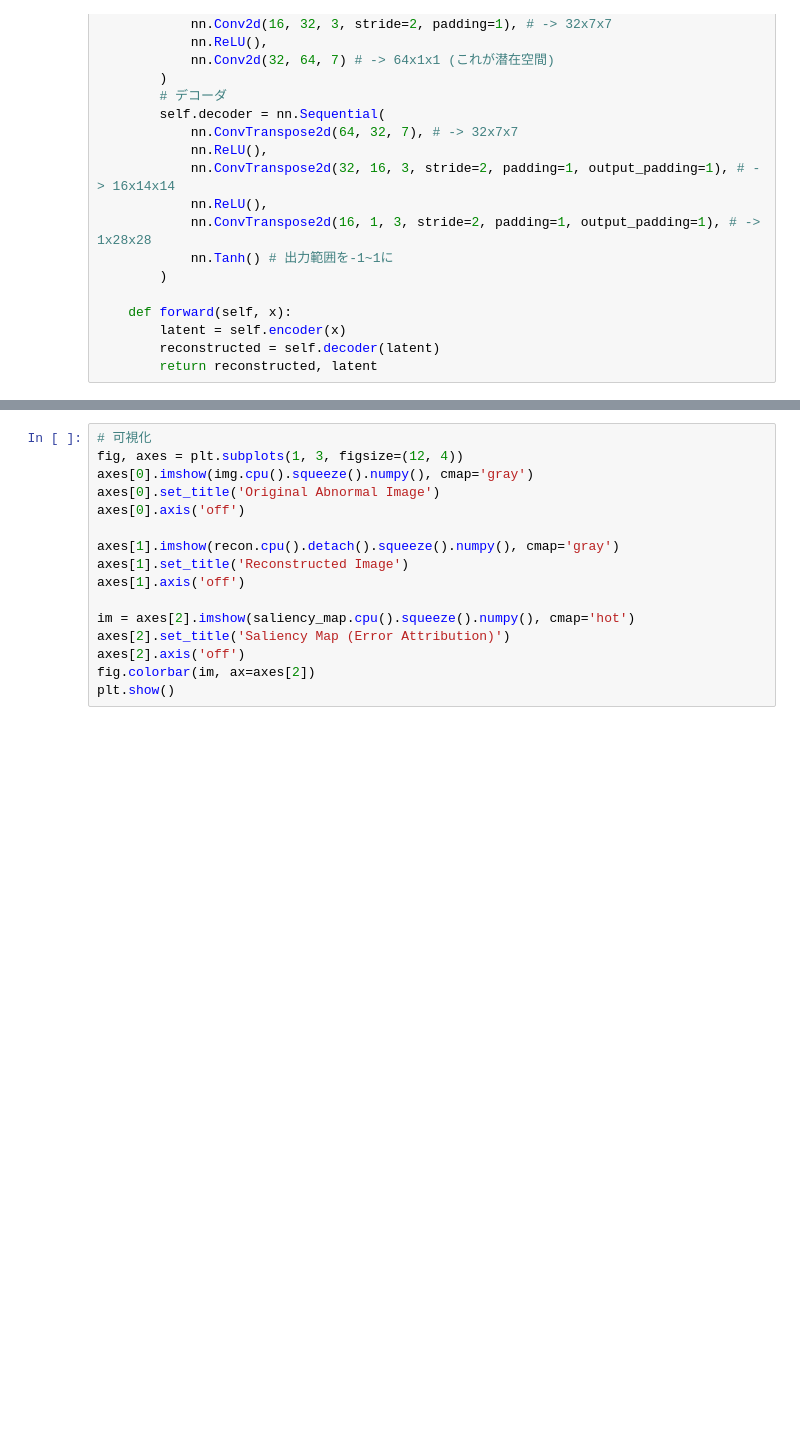
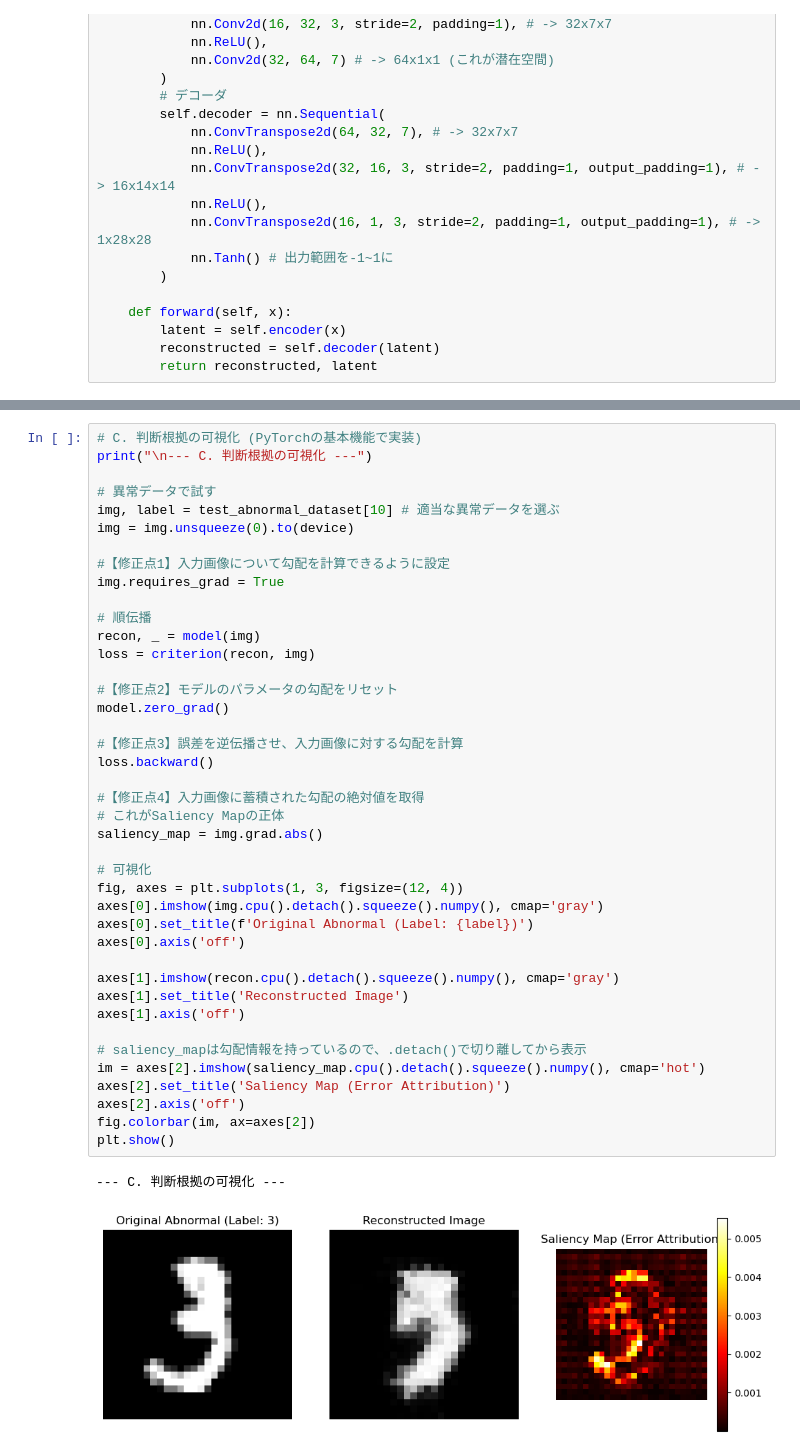
Before and after one commit to dhia-github/haselab-all, a Jupyter notebook: Code/CNN解析.ipynb, the cells around one changed output, grey strips where cells are left out. Cells and saved outputs as stored; diff of their text form; blank space fills up the shorter version.

```diff
--- a/Code/CNN解析.ipynb
+++ b/Code/CNN解析.ipynb
@@ -179,16 +217,44 @@ saliency_map = attribute_image_features(model, img, img)
 # %%
+# C. 判断根拠の可視化 (PyTorchの基本機能で実装)
+print("\n--- C. 判断根拠の可視化 ---")
+
+# 異常データで試す
+img, label = test_abnormal_dataset[10] # 適当な異常データを選ぶ
+img = img.unsqueeze(0).to(device)
+
+#【修正点1】入力画像について勾配を計算できるように設定
+img.requires_grad = True
+
+# 順伝播
+recon, _ = model(img)
+loss = criterion(recon, img)
+
+#【修正点2】モデルのパラメータの勾配をリセット
+model.zero_grad()
+
+#【修正点3】誤差を逆伝播させ、入力画像に対する勾配を計算
+loss.backward()
+
+#【修正点4】入力画像に蓄積された勾配の絶対値を取得
+# これがSaliency Mapの正体
+saliency_map = img.grad.abs()
+
 # 可視化
 fig, axes = plt.subplots(1, 3, figsize=(12, 4))
-axes[0].imshow(img.cpu().squeeze().numpy(), cmap='gray')
-axes[0].set_title('Original Abnormal Image')
+axes[0].imshow(img.cpu().detach().squeeze().numpy(), cmap='gray')
+axes[0].set_title(f'Original Abnormal (Label: {label})')
 axes[0].axis('off')
 
 axes[1].imshow(recon.cpu().detach().squeeze().numpy(), cmap='gray')
 axes[1].set_title('Reconstructed Image')
 axes[1].axis('off')
 
-im = axes[2].imshow(saliency_map.cpu().squeeze().numpy(), cmap='hot')
+# saliency_mapは勾配情報を持っているので、.detach()で切り離してから表示
+im = axes[2].imshow(saliency_map.cpu().detach().squeeze().numpy(), cmap='hot')
 axes[2].set_title('Saliency Map (Error Attribution)')
 axes[2].axis('off')
 fig.colorbar(im, ax=axes[2])
 plt.show()
+# %% [output]
+--- C. 判断根拠の可視化 ---
+[figure, added]
```
Also changed, not shown: parts of 4 cells of this notebook, 1 other file.
